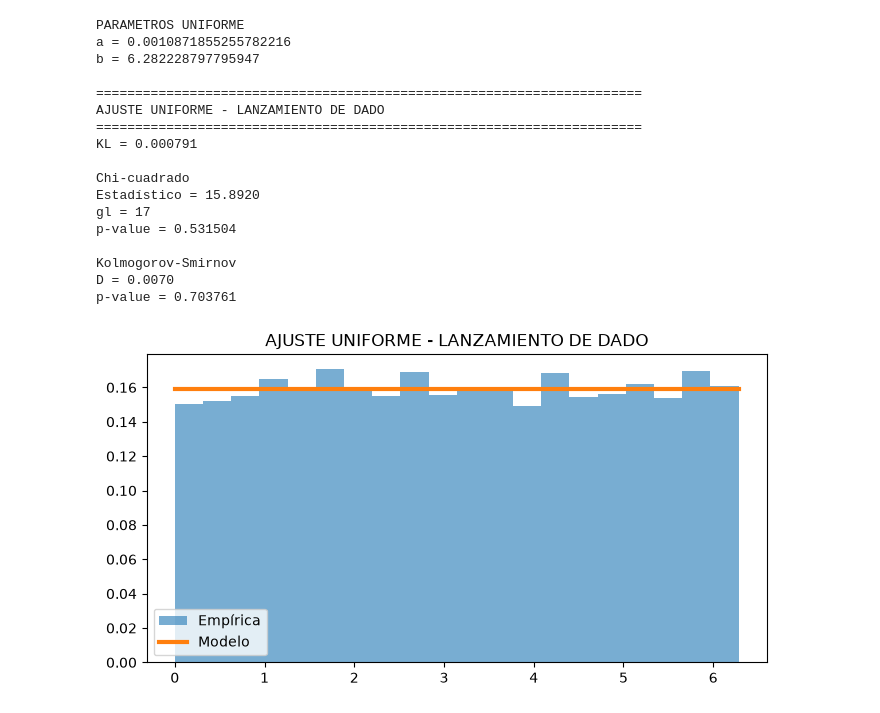
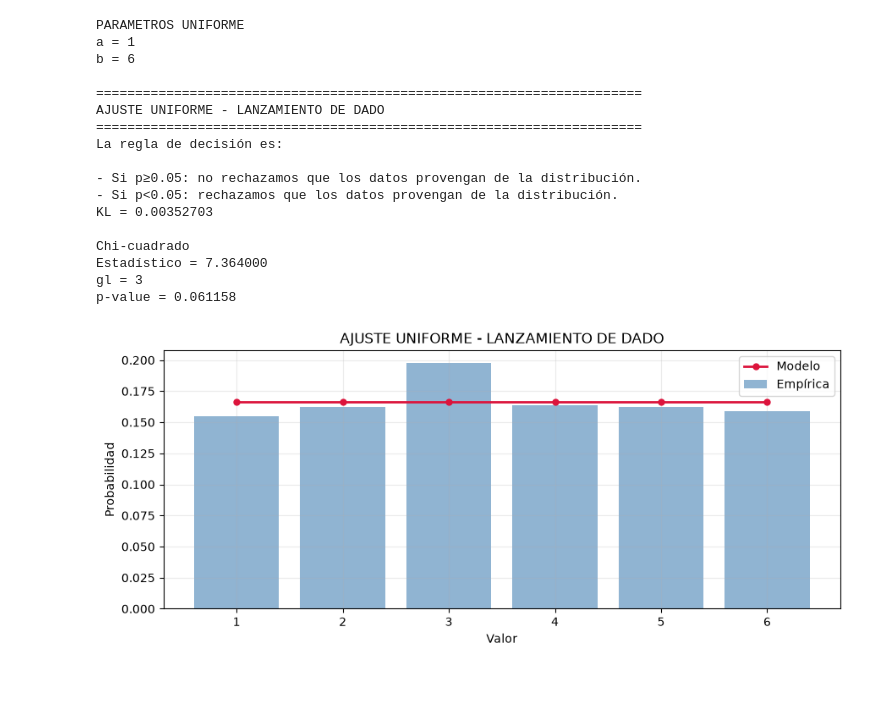
Before and after one commit to Emanuel684/Curso_TAAE, a Jupyter notebook: Unidad 1/prob_empirica_a_parametrica.ipynb, the cells around one changed output. Cells and saved outputs as stored; diff of their text form; code cells hidden in the pictures; blank space fills up the shorter version.

```diff
--- a/Unidad 1/prob_empirica_a_parametrica.ipynb
+++ b/Unidad 1/prob_empirica_a_parametrica.ipynb
@@ -12,7 +12,9 @@ from scipy.stats import (
     uniform,
     chisquare,
     kstest,
-    entropy
+    entropy,
+    randint,
+    binom
 )
 
 # ============================================================
@@ -221,6 +223,34 @@ def analyze_discrete(
     print(f"Estadístico = {chi2:.6f}")
     print(f"gl = {df}")
     print(f"p-value = {pvalue:.6f}")
+    plt.figure(figsize=(9,4))
+
+    plt.bar(
+        support,
+        emp_probs,
+        width=0.8,
+        alpha=0.6,
+        color="steelblue",
+        label="Empírica"
+    )
+
+    plt.plot(
+        support,
+        model_probs,
+        "o-",
+        color="crimson",
+        lw=2,
+        ms=5,
+        label="Modelo"
+    )
+
+    plt.xlabel("Valor")
+    plt.ylabel("Probabilidad")
+    plt.title(distribution_name)
+    plt.grid(alpha=0.25)
+    plt.legend()
+    plt.tight_layout()
+    plt.show()
 # %%
 # ============================================================
 # 1. NORMAL
@@ -329,37 +331,37 @@ D = 0.2000
 p-value = 0.000010
 [figure]
 # %%
-x = np.random.uniform(low=0, high=2*np.pi, size=10000)
+x = np.random.randint(low=1, high=7, size=1000)
 a_hat = x.min()
 b_hat = x.max()
 
 print("\nPARAMETROS UNIFORME")
 print("a =", a_hat)
 print("b =", b_hat)
 
-analyze_continuous(
+analyze_discrete(
     x,
     "AJUSTE UNIFORME - LANZAMIENTO DE DADO",
-    uniform,
-    (a_hat, b_hat - a_hat)
+    randint,
+    (a_hat, b_hat+1)
 )
 # %% [output]
 PARAMETROS UNIFORME
-a = 0.0010871855255782216
-b = 6.282228797795947
+a = 1
+b = 6
 
 ======================================================================
 AJUSTE UNIFORME - LANZAMIENTO DE DADO
 ======================================================================
-KL = 0.000791
+La regla de decisión es:
+
+- Si p≥0.05: no rechazamos que los datos provengan de la distribución.
+- Si p<0.05: rechazamos que los datos provengan de la distribución.
+KL = 0.00352703
 
 Chi-cuadrado
-Estadístico = 15.8920
-gl = 17
-p-value = 0.531504
-
-Kolmogorov-Smirnov
-D = 0.0070
-p-value = 0.703761
+Estadístico = 7.364000
+gl = 3
+p-value = 0.061158
-[figure, old version]
+[figure, new version]
 # %%
```
Also changed, not shown: parts of 5 cells of this notebook.
